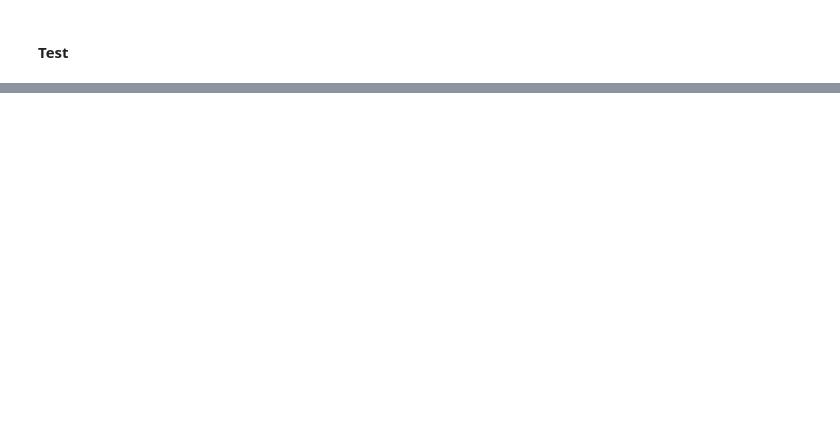
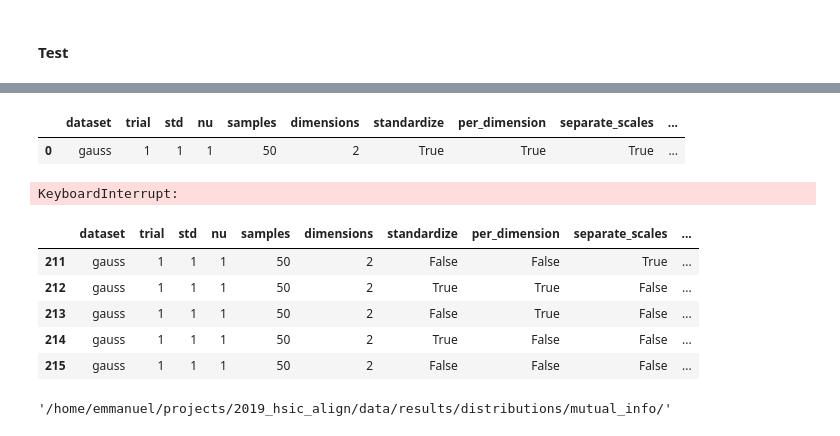
Before and after one commit to jejjohnson/hsic_alignment, a Jupyter notebook: notebooks/4_distributions/2.2_exp_mutual_info.ipynb, the cells around one changed output, grey strips where cells are left out. Cells and saved outputs as stored; diff of their text form; code cells hidden in the pictures; blank space fills up the shorter version.

Commit message:
Updated experiments with better parallels.
* added less parallelization
* loop through data params
* parallelize all other params.

```diff
--- a/notebooks/4_distributions/2.2_exp_mutual_info.ipynb
+++ b/notebooks/4_distributions/2.2_exp_mutual_info.ipynb
@@ -340,0 +360,5 @@ res_test_df
+# %%
+results_df
+# %% [output]
+|  | dataset | trial | std | nu | samples | dimensions | standardize | per_dimension | separate_scales | ... |
+| 0 | gauss | 1 | 1 | 1 | 50 | 2 | True | True | True | ... |
@@ -340,0 +367,53 @@ res_test_df
+# %%
+verbose = 0
+n_jobs = 16
+
+results_df = pd.DataFrame({})
+
+
+for iparam in tqdm(data_params_list, total=len(data_params_list)):
+#     print(iparam)
+
+    # ================
+    # DATA
+    # ================
+    dist_data = DataParams(
+        dataset=iparam['dataset'],
+        trial = iparam['trial'],
+        std = iparam['std'],
+        nu = iparam['nu'],
+        samples = iparam['samples'],
+        dimensions = iparam['dimensions'],
+    )
+
+    # generate data
+    inputs = dist_data.generate_data()
+
+    # step through function
+
+    step_df = run_parallel_step(
+        exp_step=step,
+        parameters=parameters_list,
+        n_jobs=n_jobs,
+        verbose=verbose,
+        data_params=iparam,
+        inputs=inputs
+    )
+    results_df = pd.concat([results_df, pd.concat(step_df, ignore_index=True)])
+#     res_test_df
+#     break
+# %% [output]
+KeyboardInterrupt:
+# %%
+results_df.tail()
+# %% [output]
+|  | dataset | trial | std | nu | samples | dimensions | standardize | per_dimension | separate_scales | ... |
+| 211 | gauss | 1 | 1 | 1 | 50 | 2 | False | False | True | ... |
+| 212 | gauss | 1 | 1 | 1 | 50 | 2 | True | True | False | ... |
+| 213 | gauss | 1 | 1 | 1 | 50 | 2 | False | True | False | ... |
+| 214 | gauss | 1 | 1 | 1 | 50 | 2 | True | False | False | ... |
+| 215 | gauss | 1 | 1 | 1 | 50 | 2 | False | False | False | ... |
+# %%
+RES_PATH
+# %% [output]
+'/home/emmanuel/projects/2019_hsic_align/data/results/distributions/mutual_info/'
```
Also changed, not shown: parts of 37 cells of this notebook, 2 other files.
